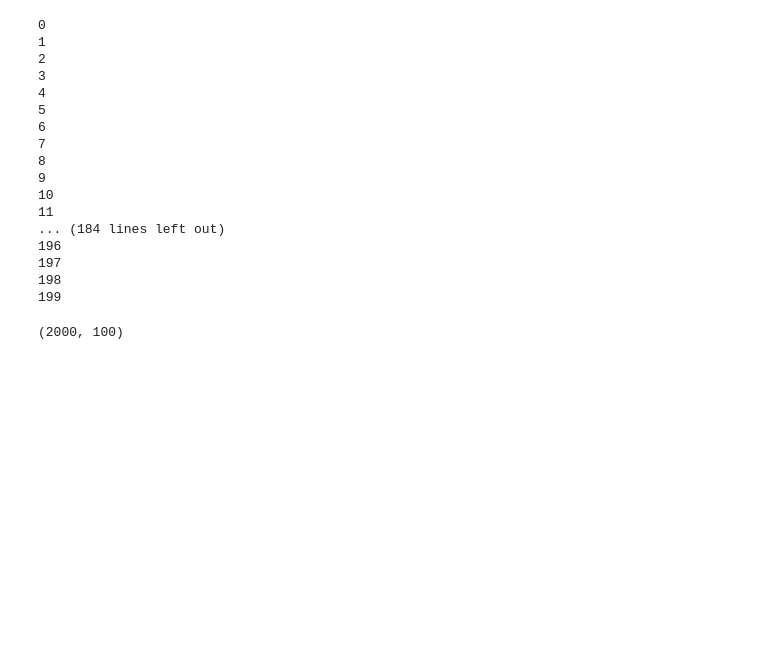
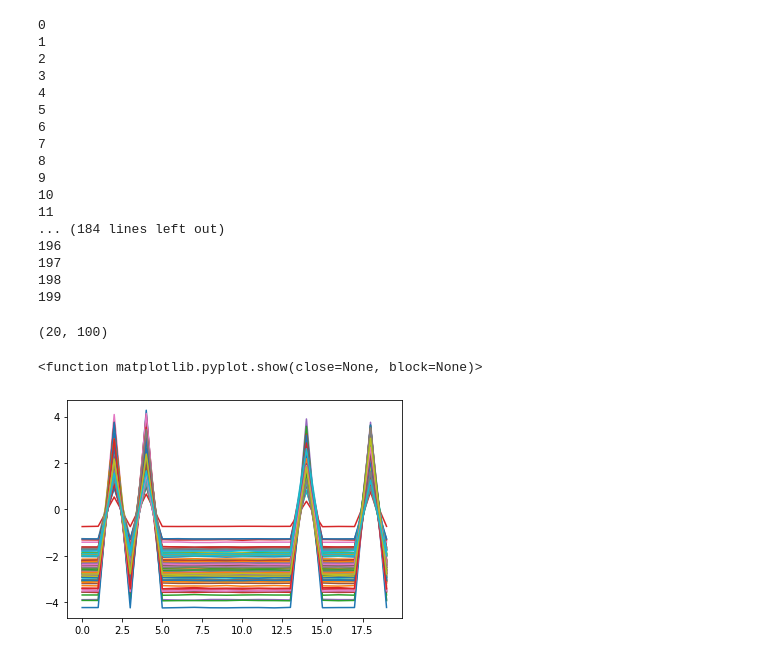
Before and after one commit to lpjiang97/Biological_Learning, a Jupyter notebook: Unsupervised_learning_2L.ipynb, the cells around one changed output. Saved outputs shown, nothing was run; the diff lists cells and outputs as text; code cells hidden in the pictures; blank space fills up the shorter version.

```diff
--- a/Unsupervised_learning_2L.ipynb
+++ b/Unsupervised_learning_2L.ipynb
@@ -49,7 +49,7 @@ def draw_weights_L2 (synapses, Kx, Ky, input_x, input_y):
 # %% [markdown]
 This cell defines paramaters of the algorithm: `eps0` - initial learning rate that is linearly annealed during training; `hid` - number of hidden units that are displayed as an `Ky` by `Kx` array by the helper function defined above; `mu` - the mean of the gaussian distribution that initializes the weights; `sigma` - the standard deviation of that gaussian; `Nep` - number of epochs; `Num` - size of the minibatch; `prec` - parameter that controls numerical precision of the weight updates; `delta` - the strength of the anti-hebbian learning; `p` - Lebesgue norm of the weights; `k` - ranking parameter.
 # %%
-eps0=2e-2    # learning rate
+eps0=4e-2    # learning rate
 Kx=40
 Ky=50
 hid=Kx*Ky    # number of hidden units that are displayed in Ky by Kx array
@@ -62,9 +62,9 @@ Nep=200      # number of epochs
 Num=100      # size of the minibatch
 prec=1e-30
 delta=0.4    # Strength of the anti-hebbian learning
-delta_L2=0.3    # Strength of the anti-hebbian learning
-p=2.0        # Lebesgue norm of the weights
-k=2          # ranking parameter, must be integer that is bigger or equal than 2
+delta_L2=0.4    # Strength of the anti-hebbian learning
+p=3        # Lebesgue norm of the weights
+k=7          # ranking parameter, must be integer that is bigger or equal than 2
 # %% [markdown]
 This cell defines the main code. The external loop runs over epochs `nep`, the internal loop runs over minibatches. For every minibatch the overlap with the data `tot_input` is calculated for each data point and each hidden unit. The sorted strengths of the activations are stored in `y`. The variable `yl` stores the activations of the post synaptic cells - it is denoted by g(Q) in Eq 3 of [Unsupervised Learning by Competing Hidden Units](https://doi.org/10.1073/pnas.1820458116), see also Eq 9 and Eq 10. The variable `ds` is the right hand side of Eq 3. The weights are updated after each minibatch in a way so that the largest update is equal to the learning rate `eps` at that epoch. The weights are displayed by the helper function after each epoch.
 # %%
@@ -114,7 +114,7 @@ for nep in range(Nep):
 
     #draw_weights(synapses, Kx, Ky) # size of synapses is Kx*Ky (number of hidden units) by 784 (input size)
 
-    draw_weights_L2(synapses_L2, Kx_L2, Ky_L2, Kx, Ky) # size of synapses is Kx*Ky (number of hidden units) by 784 (input size)
+    draw_weights_L2(synapses_L2, 4, 5, Kx, Ky)
 # %% [output]
 [interactive output not drawn]
 [interactive output not drawn]
@@ -135,8 +135,14 @@ for nep in range(Nep):
 197
 198
 199
-# %%
-gQ = np.multiply(yl,tot_input)
-gQ.shape
-# %% [output]
-(2000, 100)
+# %%
+tot_input.shape
+# %% [output]
+(20, 100)
+# %%
+%matplotlib inline
+plt.plot(tot_input)
+plt.show
+# %% [output]
+<function matplotlib.pyplot.show(close=None, block=None)>
+[figure, added]
```
Also changed, not shown: parts of 3 cells of this notebook, 1 other file.
